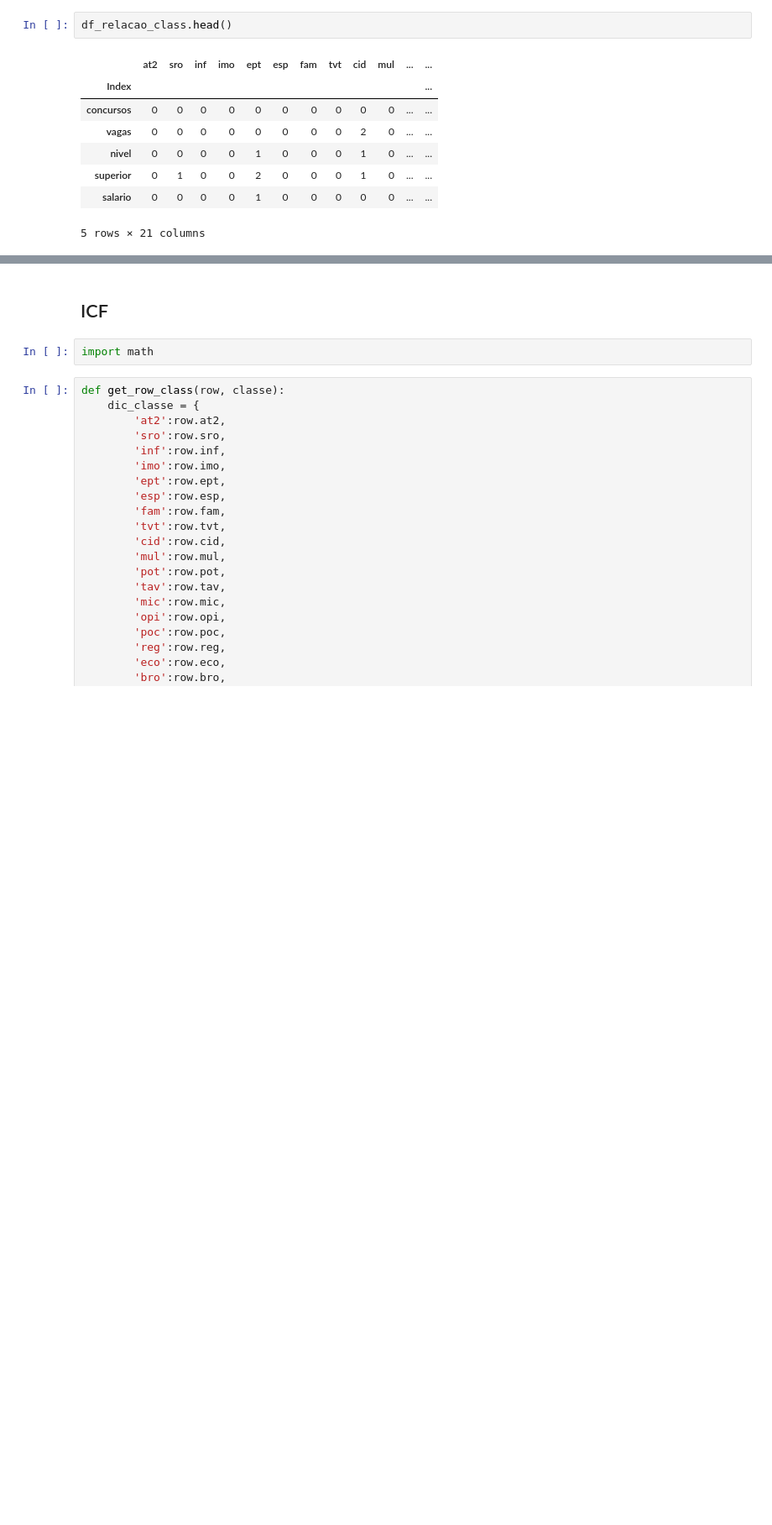
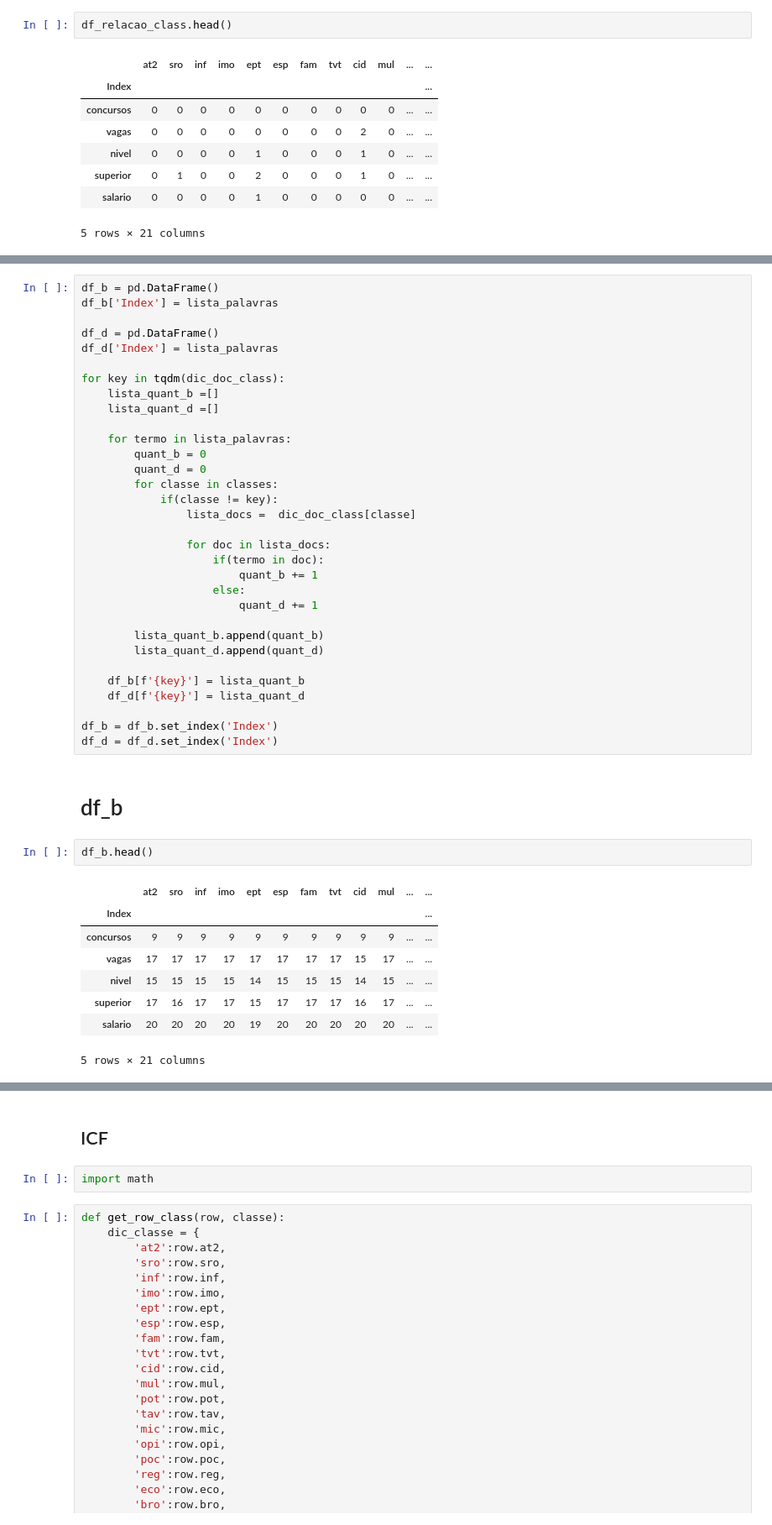
Before and after one commit to brenojantorno/NLP_KNN, a Jupyter notebook: NLP.ipynb, the cells around one changed output, grey strips where cells are left out. Shown at 84% size. Saved outputs shown, nothing was run; the diff lists cells and outputs as text; blank space fills up the shorter version.

```diff
--- a/NLP.ipynb
+++ b/NLP.ipynb
@@ -259,0 +320,45 @@ df_relacao_class.head()
+# %%
+df_b = pd.DataFrame()
+df_b['Index'] = lista_palavras
+
+df_d = pd.DataFrame()
+df_d['Index'] = lista_palavras
+
+for key in tqdm(dic_doc_class):
+    lista_quant_b =[]
+    lista_quant_d =[]
+
+    for termo in lista_palavras:
+        quant_b = 0
+        quant_d = 0
+        for classe in classes:
+            if(classe != key):
+                lista_docs =  dic_doc_class[classe]
+
+                for doc in lista_docs:
+                    if(termo in doc):
+                        quant_b += 1
+                    else:
+                        quant_d += 1
+
+        lista_quant_b.append(quant_b)
+        lista_quant_d.append(quant_d)
+
+    df_b[f'{key}'] = lista_quant_b
+    df_d[f'{key}'] = lista_quant_d
+
+df_b = df_b.set_index('Index')
+df_d = df_d.set_index('Index')
+# %% [markdown]
+# df_b
+# %%
+df_b.head()
+# %% [output]
+|  | at2 | sro | inf | imo | ept | esp | fam | tvt | cid | mul | ... | ... |
+| Index |  |  |  |  |  |  |  |  |  |  |  | ... |
+| concursos | 9 | 9 | 9 | 9 | 9 | 9 | 9 | 9 | 9 | 9 | ... | ... |
+| vagas | 17 | 17 | 17 | 17 | 17 | 17 | 17 | 17 | 15 | 17 | ... | ... |
+| nivel | 15 | 15 | 15 | 15 | 14 | 15 | 15 | 15 | 14 | 15 | ... | ... |
+| superior | 17 | 16 | 17 | 17 | 15 | 17 | 17 | 17 | 16 | 17 | ... | ... |
+| salario | 20 | 20 | 20 | 20 | 19 | 20 | 20 | 20 | 20 | 20 | ... | ... |
+5 rows × 21 columns
```
Also changed, not shown: parts of 19 cells of this notebook.
